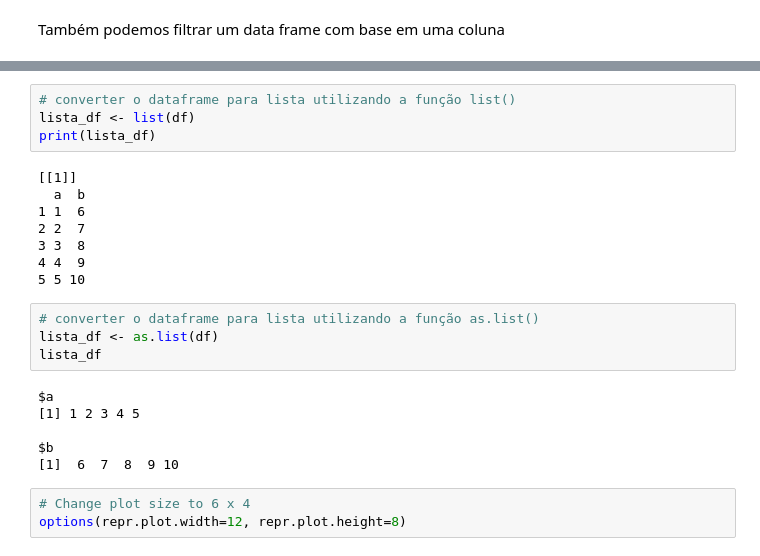
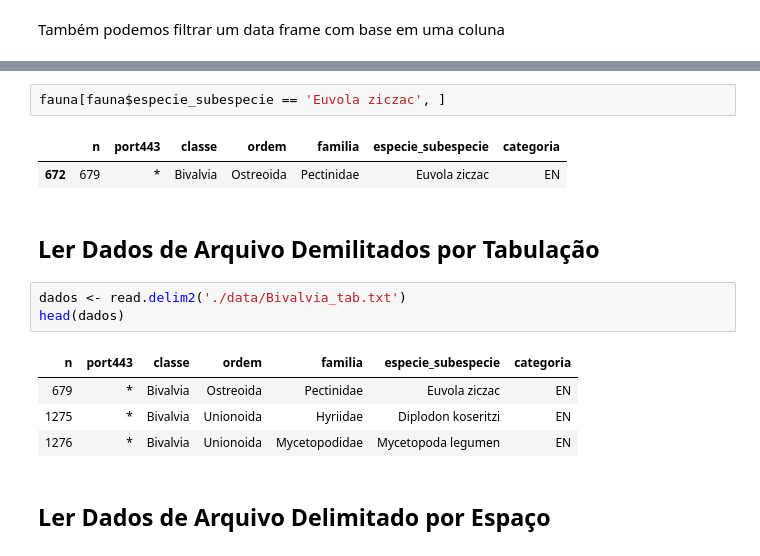
Before and after one commit to robson-cruz/Introducao_Analise_Dados_R, a Jupyter notebook: Modulo_1_Introducao_Linguagem_R_Aula_4.ipynb, the cells around one changed output, grey strips where cells are left out. Drawn from its saved outputs; the diff is of its cells as text.

```diff
--- a/Modulo_1_Introducao_Linguagem_R_Aula_4.ipynb
+++ b/Modulo_1_Introducao_Linguagem_R_Aula_4.ipynb
@@ -537,25 +256,17 @@ A data.frame: 5 × 2
-# %%
-# converter o dataframe para lista utilizando a função list()
-lista_df <- list(df)
-print(lista_df)
-# %% [output]
-[[1]]
-  a  b
-1 1  6
-2 2  7
-3 3  8
-4 4  9
-5 5 10
-# %%
-# converter o dataframe para lista utilizando a função as.list()
-lista_df <- as.list(df)
-lista_df
-# %% [output]
-$a
-[1] 1 2 3 4 5
-
-$b
-[1]  6  7  8  9 10
-# %%
-# Change plot size to 6 x 4
-options(repr.plot.width=12, repr.plot.height=8)
+# %%
+fauna[fauna$especie_subespecie == 'Euvola ziczac', ]
+# %% [output]
+|  | n | port443 | classe | ordem | familia | especie_subespecie | categoria |
+| 672 | 679 | * | Bivalvia | Ostreoida | Pectinidae | Euvola ziczac | EN |
+# %% [markdown]
+## Ler Dados de Arquivo Demilitados por Tabulação
+# %%
+dados <- read.delim2('./data/Bivalvia_tab.txt')
+head(dados)
+# %% [output]
+| n | port443 | classe | ordem | familia | especie_subespecie | categoria |
+| 679 | * | Bivalvia | Ostreoida | Pectinidae | Euvola ziczac | EN |
+| 1275 | * | Bivalvia | Unionoida | Hyriidae | Diplodon koseritzi | EN |
+| 1276 | * | Bivalvia | Unionoida | Mycetopodidae | Mycetopoda legumen | EN |
+# %% [markdown]
+## Ler Dados de Arquivo Delimitado por Espaço
```
Also changed, not shown: parts of 68 cells of this notebook.
